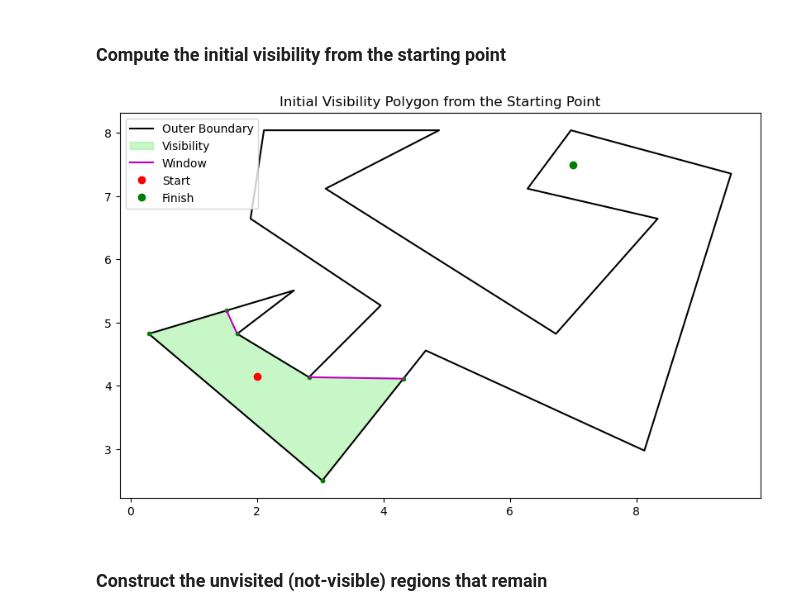
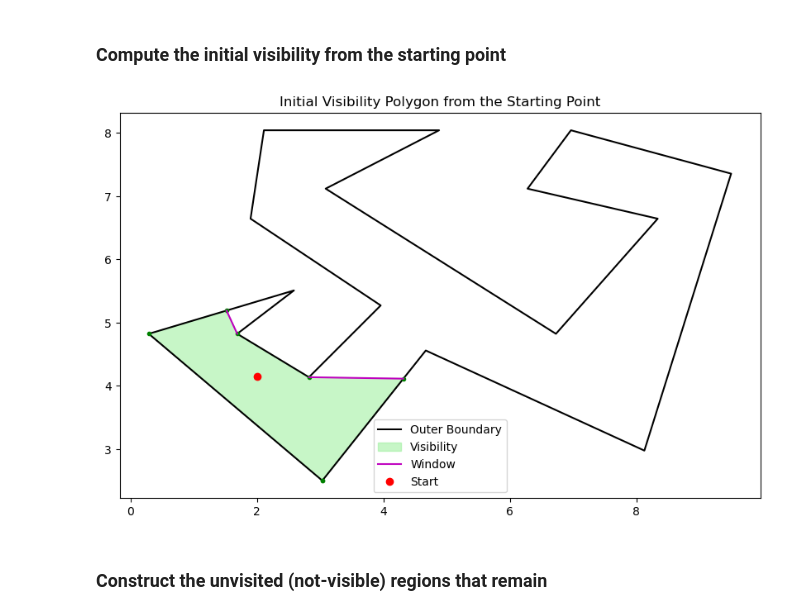
Before and after one commit to AlienHunterD/PathFindingDemo, a Jupyter notebook: MinimumPathFinding.ipynb, the cells around one changed output. Drawn from its saved outputs; the diff is of its cells as text; code cells hidden in the pictures.

```diff
--- a/MinimumPathFinding.ipynb
+++ b/MinimumPathFinding.ipynb
@@ -225,35 +254,34 @@ for window in windows_segments.geoms:
 # %%
 # Plotting
 fig, ax = plt.subplots(figsize=(10, 10))
 ox, oy = zip(*polygon.exterior.coords)
 ax.plot(ox, oy, 'k-', label='Outer Boundary')
 
 for interior in polygon.interiors:
     hx, hy = zip(*interior.coords)
     ax.plot(hx, hy, 'k-', label='Hole')
     ax.plot(hx, hy, 'b.', label='Vertices')
 
 vx, vy = zip(*vis_polygon.exterior.coords)
 ax.plot(vx,vy, 'g.')
 ax.fill(vx, vy, color='lightgreen', alpha=0.5, label='Visibility')
 
 for i,item in enumerate(current_windows):
     px,py = zip(*item)
     if i == 0:
         ax.plot(px, py, "m-", label='Window')
     else:
         ax.plot(px, py, "m-")
 
 ax.plot(*viewpoint, 'ro', label='Start')
-ax.plot(destination[0], destination[1], 'go', label='Finish')
 #ax.set_xlim(0, 10)
 #ax.set_ylim(0, 10)
 ax.set_aspect('equal')
 plt.title("Initial Visibility Polygon from the Starting Point")
 plt.legend()
 plt.show()
 # %% [output]
-[figure, old version]
+[figure, new version]
 # %% [markdown]
 ### Construct the unvisited (not-visible) regions that remain
 # %%
```
Also changed, not shown: parts of 29 cells of this notebook.
